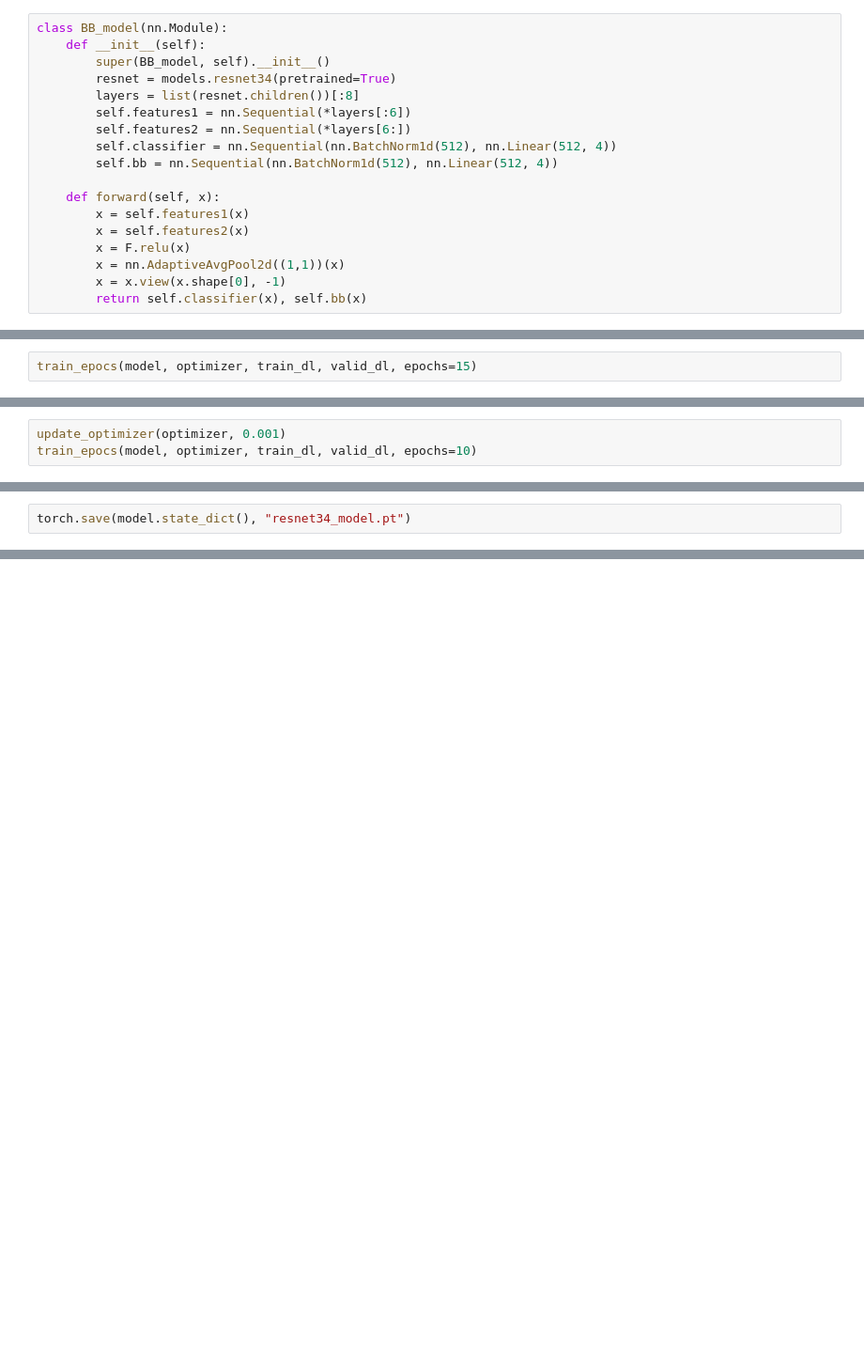
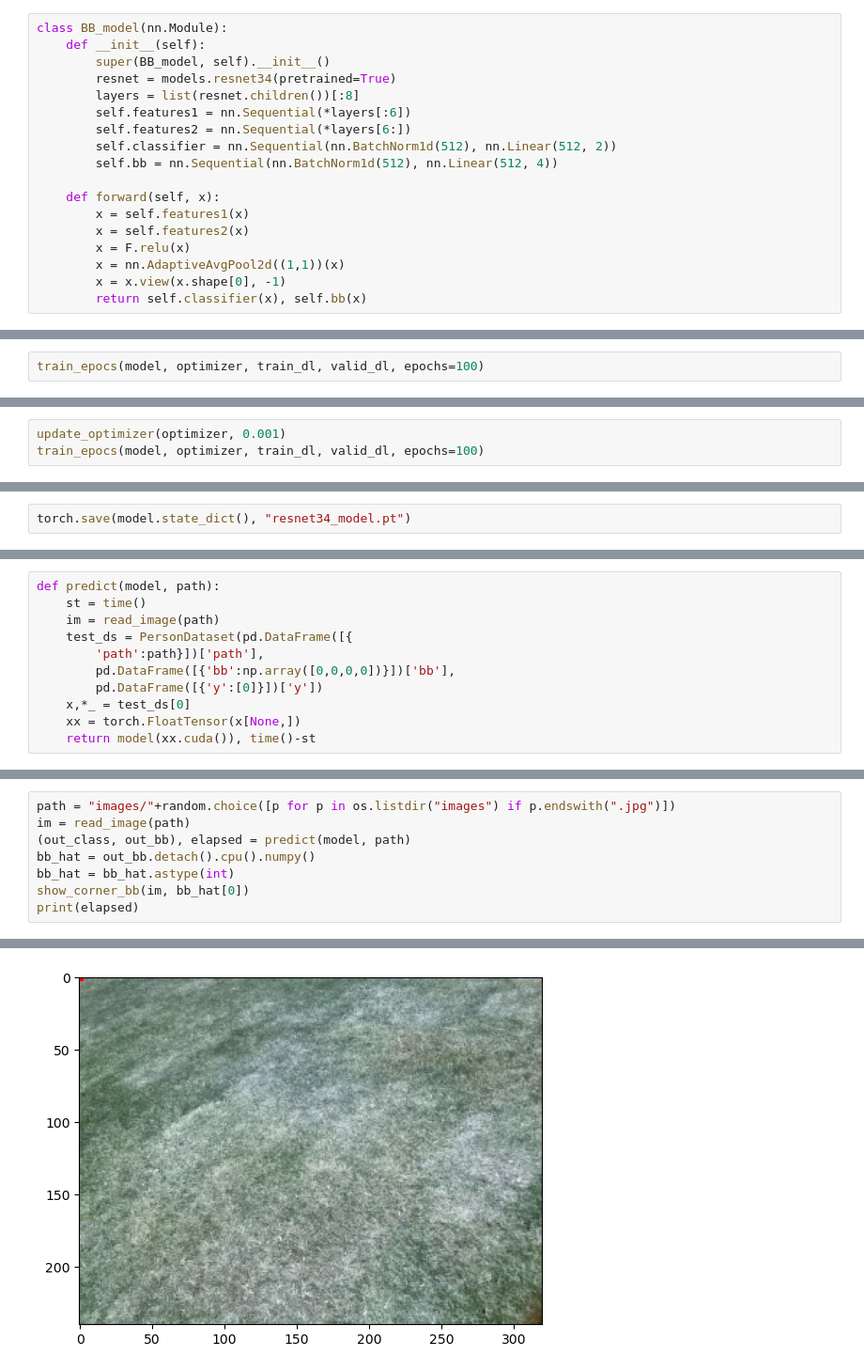
Before and after one commit to Anshuman-UCSB/PIGS-CV, a Jupyter notebook: detection.ipynb, the cells around one changed output, grey strips where cells are left out. Shown at 94% size. Cells and saved outputs as stored; diff of their text form; blank space fills up the shorter version.

Commit message:
better accuracy, more training

```diff
--- a/detection.ipynb
+++ b/detection.ipynb
@@ -341,7 +341,7 @@ class BB_model(nn.Module):
         layers = list(resnet.children())[:8]
         self.features1 = nn.Sequential(*layers[:6])
         self.features2 = nn.Sequential(*layers[6:])
-        self.classifier = nn.Sequential(nn.BatchNorm1d(512), nn.Linear(512, 4))
+        self.classifier = nn.Sequential(nn.BatchNorm1d(512), nn.Linear(512, 2))
         self.bb = nn.Sequential(nn.BatchNorm1d(512), nn.Linear(512, 4))
 
     def forward(self, x):
@@ -417,5 +417,5 @@ model = BB_model().cuda()
 parameters = filter(lambda p: p.requires_grad, model.parameters())
 optimizer = torch.optim.Adam(parameters, lr=0.006)
 # %%
-train_epocs(model, optimizer, train_dl, valid_dl, epochs=15)
+train_epocs(model, optimizer, train_dl, valid_dl, epochs=100)
 # %% [output]
@@ -438,4 +440,4 @@ train_loss 0.282 val_loss 6.141 val_acc 0.851
 # %%
 update_optimizer(optimizer, 0.001)
-train_epocs(model, optimizer, train_dl, valid_dl, epochs=10)
+train_epocs(model, optimizer, train_dl, valid_dl, epochs=100)
 # %% [output]
@@ -454,0 +468,11 @@ torch.save(model.state_dict(), "resnet34_model.pt")
+# %%
+def predict(model, path):
+	st = time()
+	im = read_image(path)
+	test_ds = PersonDataset(pd.DataFrame([{
+		'path':path}])['path'],
+		pd.DataFrame([{'bb':np.array([0,0,0,0])}])['bb'],
+		pd.DataFrame([{'y':[0]}])['y'])
+	x,*_ = test_ds[0]
+	xx = torch.FloatTensor(x[None,])
+	return model(xx.cuda()), time()-st
@@ -454,0 +481,9 @@ torch.save(model.state_dict(), "resnet34_model.pt")
+# %%
+path = "images/"+random.choice([p for p in os.listdir("images") if p.endswith(".jpg")])
+im = read_image(path)
+(out_class, out_bb), elapsed = predict(model, path)
+bb_hat = out_bb.detach().cpu().numpy()
+bb_hat = bb_hat.astype(int)
+show_corner_bb(im, bb_hat[0])
+print(elapsed)
+# %% [output]
@@ -454,0 +491 @@ torch.save(model.state_dict(), "resnet34_model.pt")
+[figure, added]
```
Also changed, not shown: parts of 10 cells of this notebook, 1 other file.
